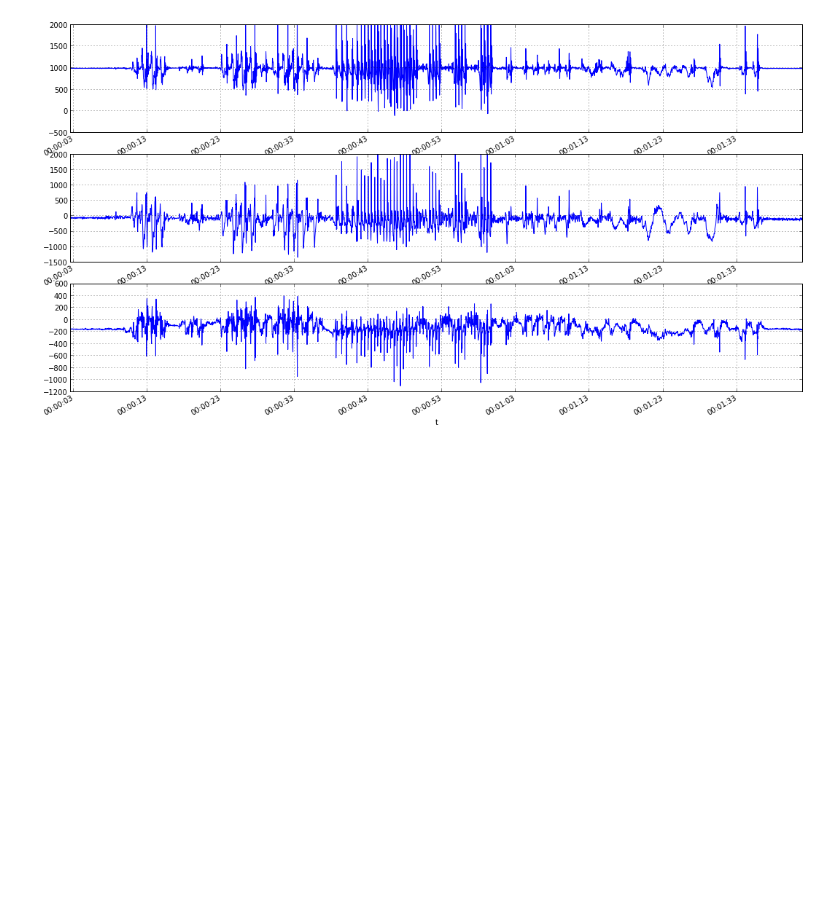
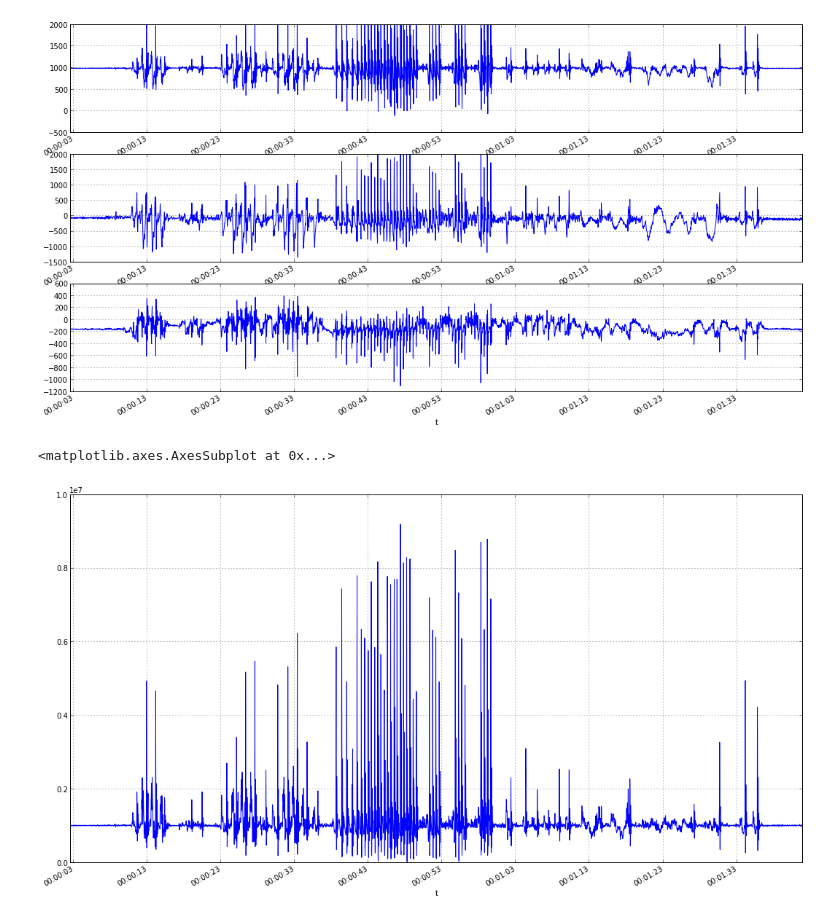
Before and after one commit to eshel/boots, a Jupyter notebook: recording1.ipynb, the cells around one changed output. Saved outputs shown, nothing was run; the diff lists cells and outputs as text; code cells hidden in the pictures; blank space fills up the shorter version.

```diff
--- a/recording1.ipynb
+++ b/recording1.ipynb
@@ -27,3 +20,9 @@ df.az.plot()
 # %% [output]
 <matplotlib.axes.AxesSubplot at 0x...>
 [figure]
+# %%
+fig = plt.figure(figsize=(18,10))
+(df.ax**2 + df.ay**2 + df.az**2).plot()
+# %% [output]
+<matplotlib.axes.AxesSubplot at 0x...>
+[figure, added]
```
Also changed, not shown: parts of 3 cells of this notebook.
